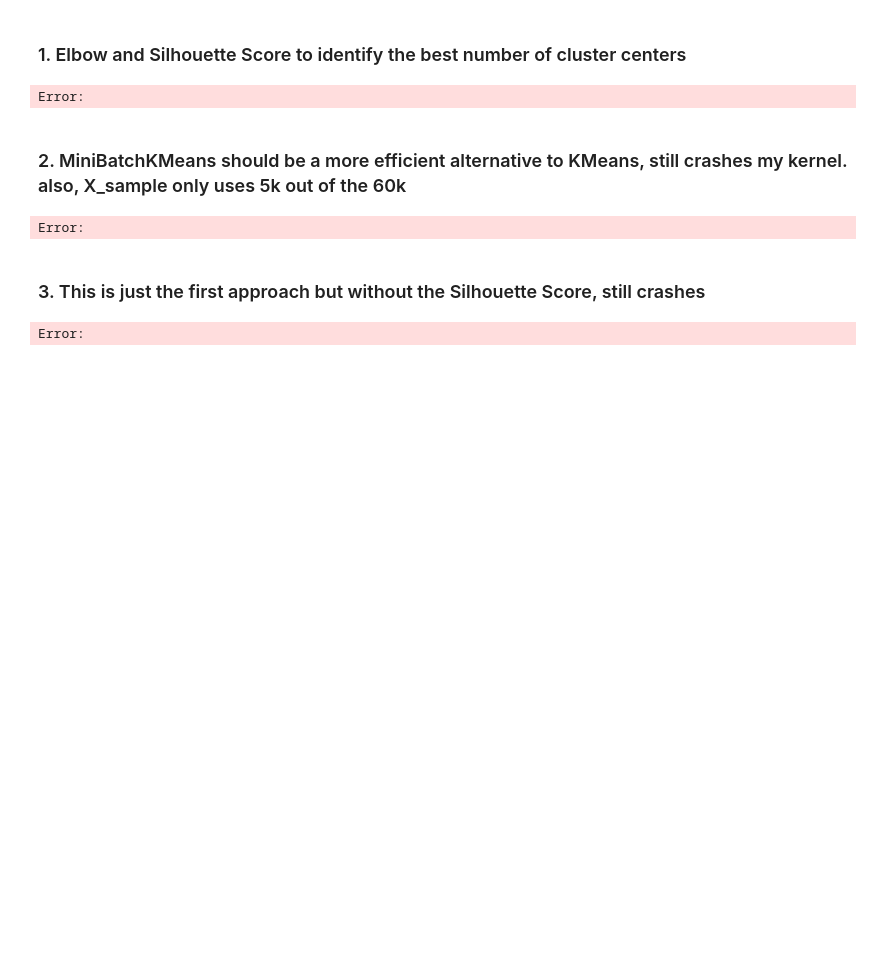
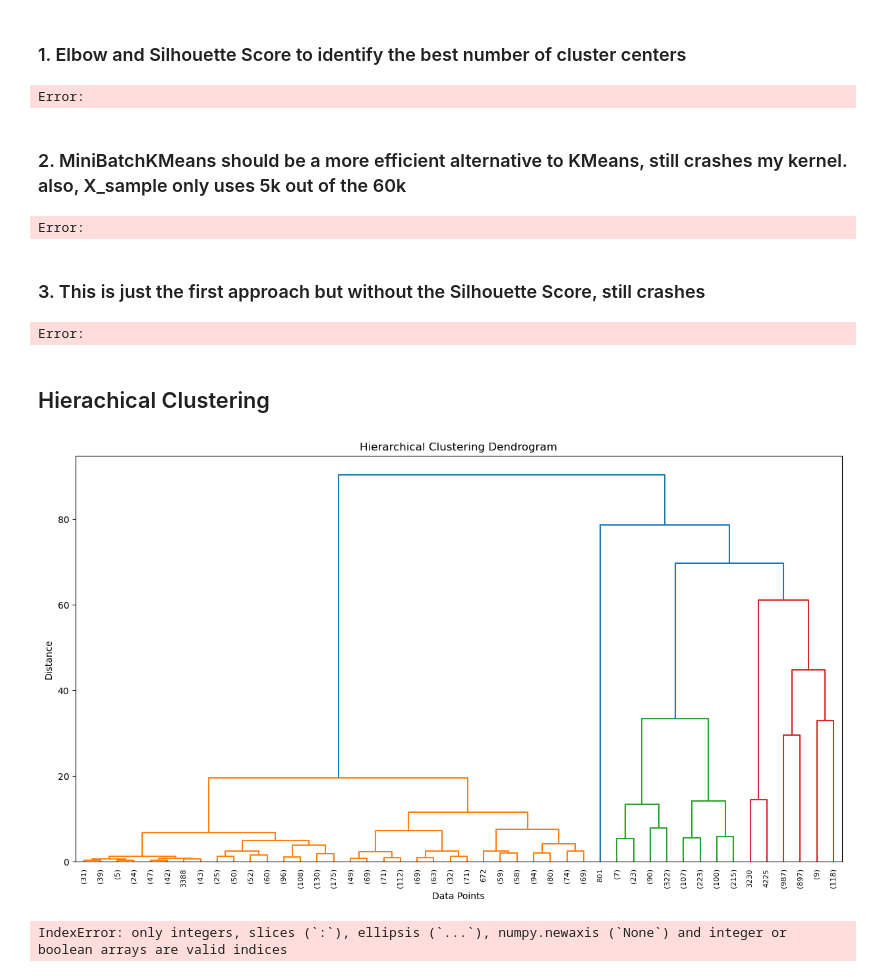
Before and after one commit to JanRkck/AA24, a Jupyter notebook: 03_cluster_analysis.ipynb, the cells around one changed output. Cells and saved outputs as stored; diff of their text form; code cells hidden in the pictures; blank space fills up the shorter version.

```diff
--- a/03_cluster_analysis.ipynb
+++ b/03_cluster_analysis.ipynb
@@ -328,6 +338,38 @@ plt.title('Elbow Method for Optimal Cluster Selection')
 plt.show()
 # %% [output]
 Error:
+# %% [markdown]
+## Hierachical Clustering
+# %%
+# Zufälliges Sampling von 5000 Zeilen ohne Ersetzen
+np.random.seed(42)  # Reproduzierbarkeit
+sample_indices = np.random.choice(df_cluster_scaled.shape[0], size=5000, replace=False)
+df_sample = df_cluster_scaled[sample_indices]
+# %%
+# Perform hierarchical clustering using Ward's method
+linkage_matrix = linkage(df_sample, method='ward')
+# %%
+# Plot the dendrogram
+plt.figure(figsize=(15, 8))
+dendrogram(linkage_matrix, truncate_mode="level", p=5)  # Truncate for clarity (p=5)
+plt.title('Hierarchical Clustering Dendrogram')
+plt.xlabel('Data Points')
+plt.ylabel('Distance')
+plt.show()
+# %% [output]
+[figure, added]
+# %%
+from scipy.cluster.hierarchy import fcluster
+
+# Extract cluster labels (cutting the dendrogram)
+optimal_clusters =  3 # Set based on dendrogram observation
+cluster_labels = fcluster(linkage_matrix, optimal_clusters, criterion='maxclust')
+
+# Add the cluster labels back to the dataframe
+df_sample['Cluster'] = cluster_labels
+df_sample.head()
+# %% [output]
+IndexError: only integers, slices (`:`), ellipsis (`...`), numpy.newaxis (`None`) and integer or boolean arrays are valid indices
 # %%
 # TODO
 # KMeans crashes my kernel no matter the df size ???
```
Also changed, not shown: parts of 26 cells of this notebook.
